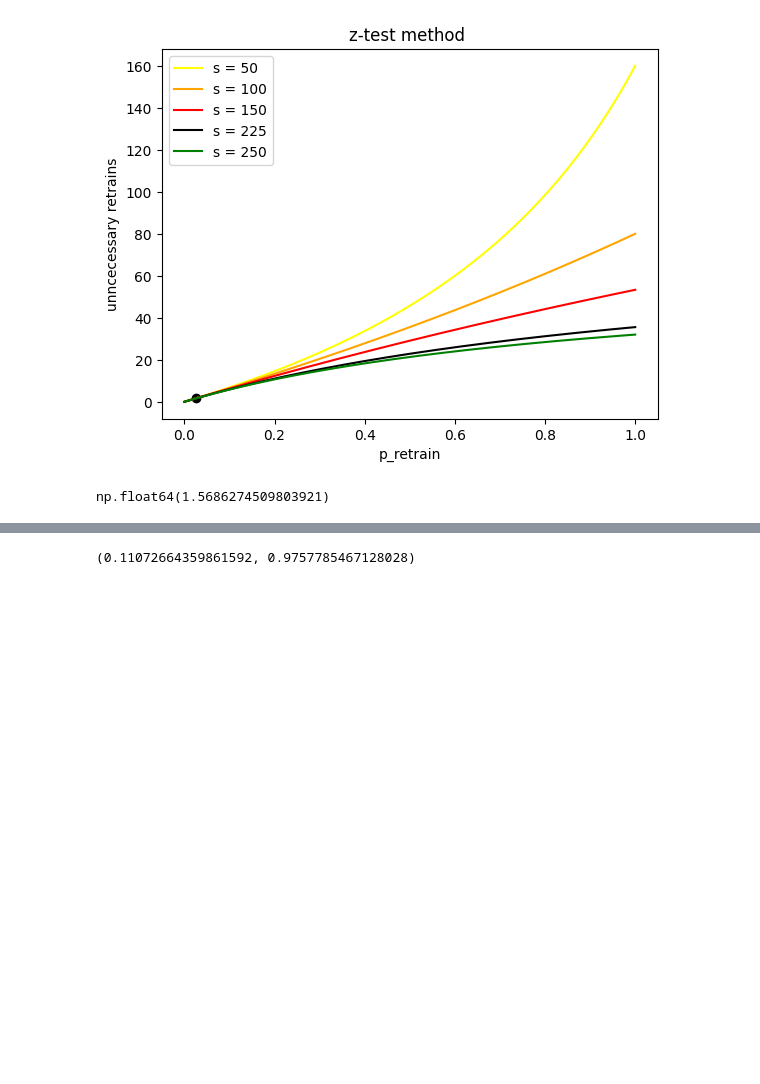
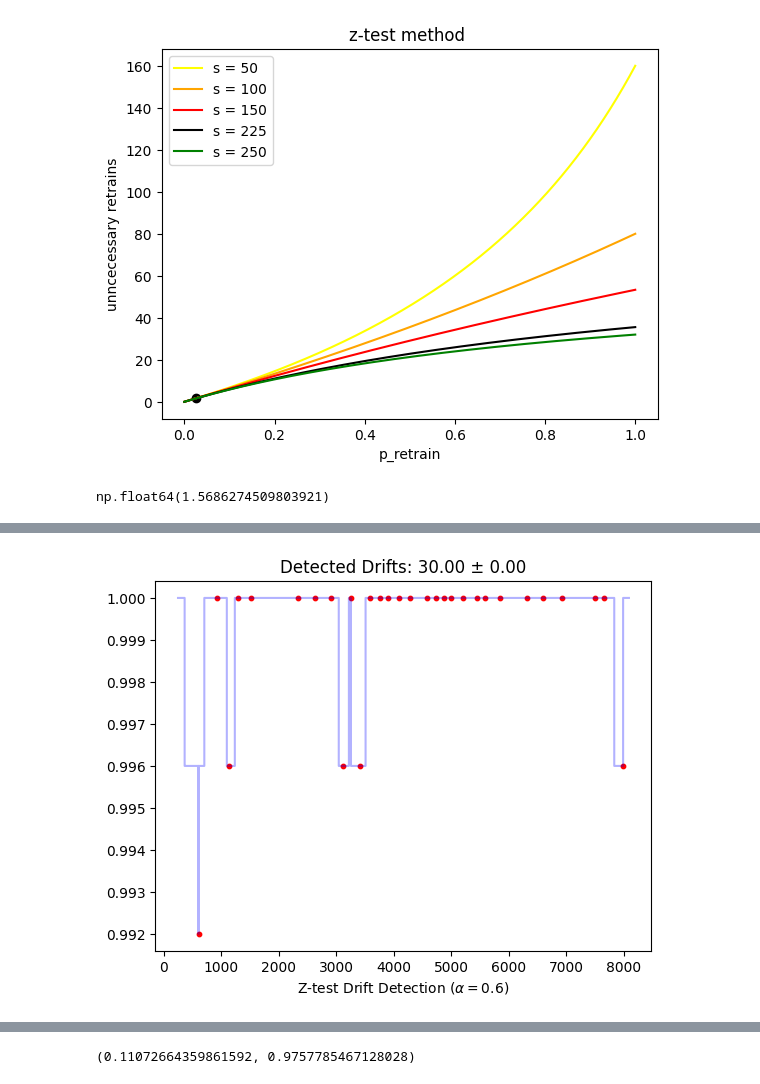
Before and after one commit to dariomalchiodi/occ-drift-detection, a Jupyter notebook: test-num-retrain.ipynb, the cells around one changed output, grey strips where cells are left out. Saved outputs shown, nothing was run; the diff lists cells and outputs as text; code cells hidden in the pictures; blank space fills up the shorter version.

Commit message:
further experiments on consistency between theory and practice

```diff
--- a/test-num-retrain.ipynb
+++ b/test-num-retrain.ipynb
@@ -705,0 +706,12 @@ plt.show()
+# %%
+model = tree.HoeffdingTreeClassifier()
+detector = ZTestDriftDetector(alpha=0.6)
+seed = 42
+stream = g1
+
+accuracy, detected_drifts = experiment(n, nu, gamma, max_t, stream, detector, model, keep_fraction=150/250)
+fig, ax = plt.subplots()
+generate_figure(ax, [accuracy], [detected_drifts], stream, detector)
+plt.show()
+# %% [output]
+[figure, added]
```
Also changed, not shown: parts of 9 cells of this notebook.
